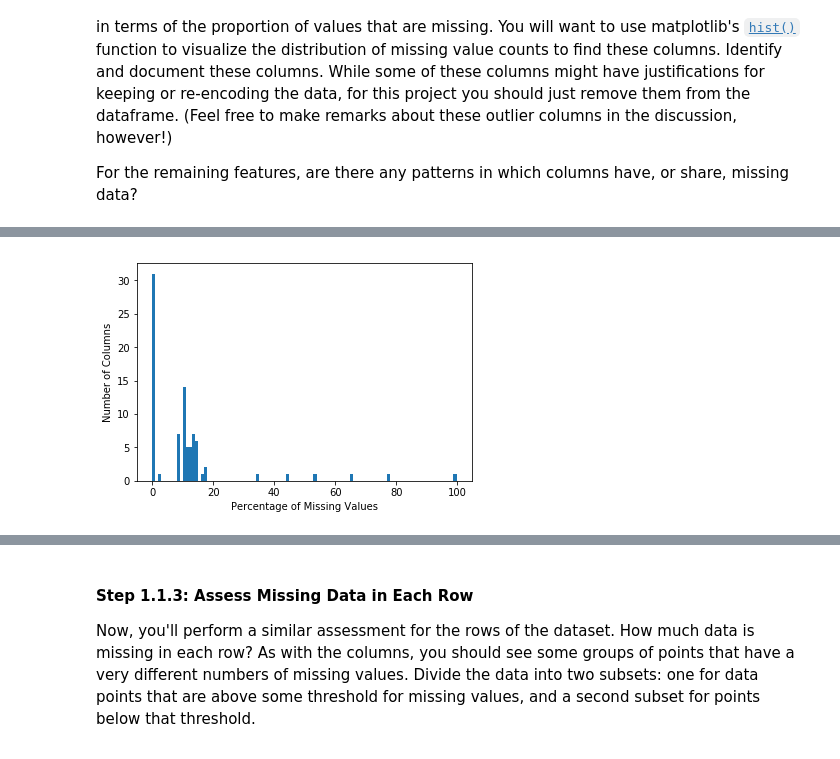
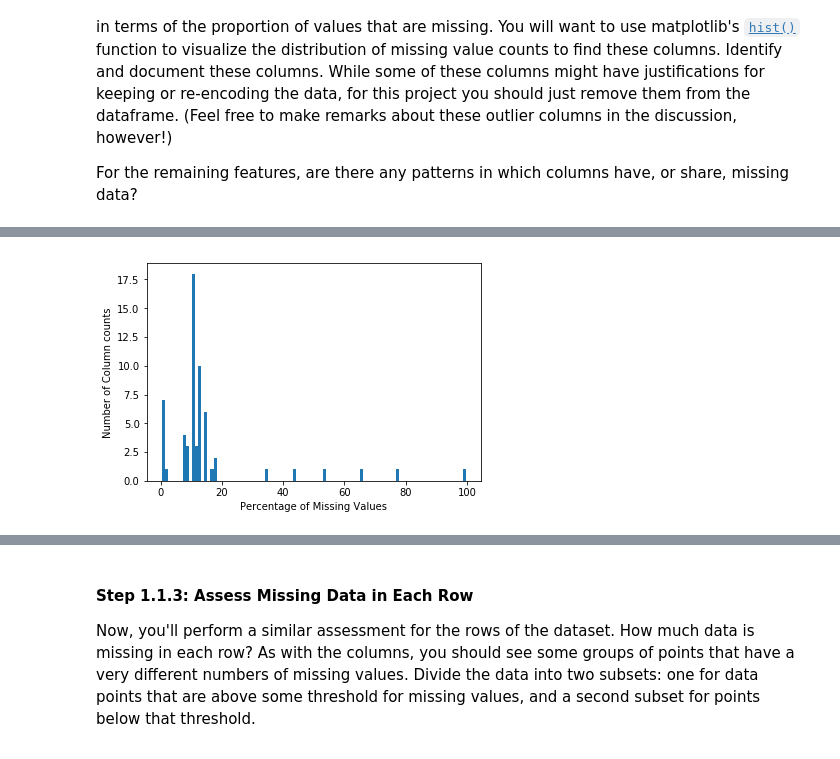
Before and after one commit to mvenkat7/identify-customer-segments, a Jupyter notebook: Identify_Customer_Segments.ipynb, the cells around one changed output, grey strips where cells are left out. Drawn from its saved outputs; the diff is of its cells as text; code cells hidden in the pictures.

```diff
--- a/Identify_Customer_Segments.ipynb
+++ b/Identify_Customer_Segments.ipynb
@@ -126,9 +215,0 @@ Number of naturally missing values is 4896838
-# %%
-for indx in range(len(feat_info)):
-    missing_or_unknown = feat_info.iloc[indx]['missing_or_unknown']
-    missing_or_unknown = missing_or_unknown.strip('[')
-    missing_or_unknown = missing_or_unknown.strip(']')
-    missing_or_unknown = missing_or_unknown.split(sep=',')
-    missing_or_unknown = [int(value) if (value!='X' and value!='XX' and value!='') else value for value in missing_or_unknown]
-    if missing_or_unknown != ['']:
-        azdias = azdias.replace({feat_info.iloc[indx]['attribute']: missing_or_unknown}, np.nan)
@@ -134,0 +278,17 @@ for indx in range(len(feat_info)):
+# %%
+def missing_to_numpy_nan_conversion(df):
+    feat_info = pd.read_csv('AZDIAS_Feature_Summary.csv',delimiter=';')
+    feat_info_cols = feat_info['attribute'].values
+    missing_values=list()
+    for values in feat_info["missing_or_unknown"]:
+        missing_values.append(values[1:-1].split(","))
+    for attribute,missing_values_list in zip(feat_info["attribute"],missing_values):
+        if missing_values_list[0] != "": # if the list not empty
+            for missing_value in missing_values_list:
+                #check if the missing value is number (negative or positive numbers)
+                if missing_value.isnumeric() or missing_value.lstrip('-').isnumeric():
+                    missing_value = int(missing_value)
+                df.loc[df[attribute] == missing_value, attribute] = np.nan
+    return df
+# %%
+azdias=missing_to_numpy_nan_conversion(azdias)
@@ -145,4 +369,8 @@ For the remaining features, are there any patterns in which columns have, or sha
 # %%
 # Perform an assessment of how much missing data there is in each column of the
 # dataset.
-percent_missing_per_column =(azdias.isnull().sum()/len(azdias))*100
+
+missing_col_data=azdias.isnull().sum()
+#missing_col_data=(azdias.isnull().sum(axis=1)/azdias.shape[1])*100
+missing_col_data.describe
+missing_col_data.sort_values(ascending=False)
@@ -149,8 +462,9 @@ percent_missing_per_column =(azdias.isnull().sum()/len(azdias))*100
 # %%
 # Investigate patterns in the amount of missing data in each column.
-plt.hist(percent_missing_per_column, bins=100)
-plt.ylabel('Number of Columns')
+missing_column_values_percentage=missing_col_data[missing_col_data > 0].sort_values(ascending=False)/float(len(azdias))*100
+plt.hist(missing_column_values_percentage, bins=100)
+plt.ylabel('Number of Column counts')
 plt.xlabel('Percentage of Missing Values')
 plt.show()
 # %% [output]
-[figure, old version]
+[figure, new version]
```
Also changed, not shown: parts of 196 cells of this notebook, 4 other files.
